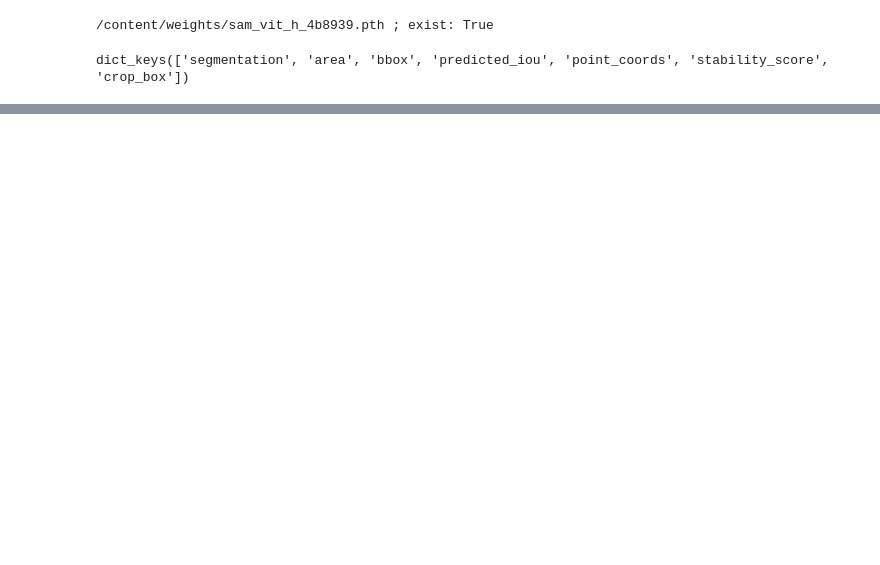
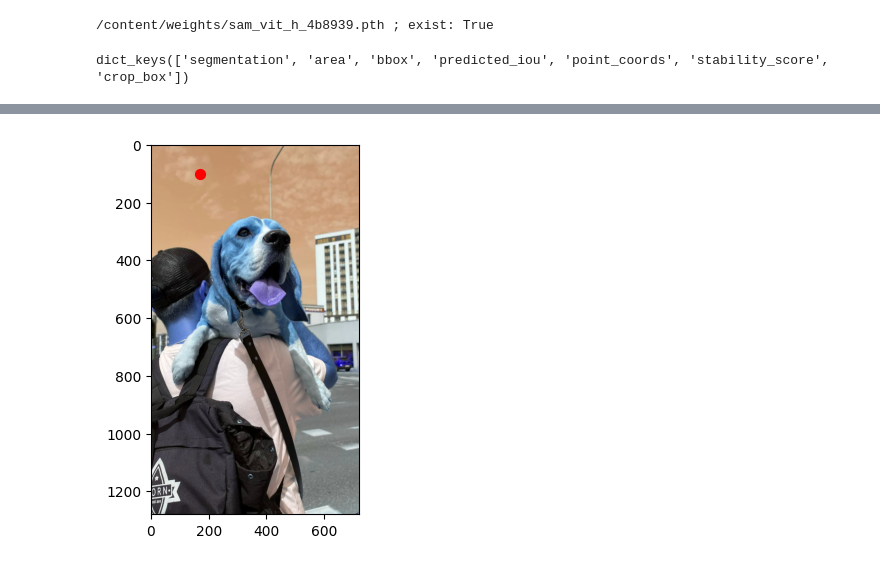
Before and after one commit to vincenzobucciero/mySegmentAnything, a Jupyter notebook: maskGenerator.ipynb, the cells around one changed output, grey strips where cells are left out. Saved outputs shown, nothing was run; the diff lists cells and outputs as text; code cells hidden in the pictures; blank space fills up the shorter version.

```diff
--- a/maskGenerator.ipynb
+++ b/maskGenerator.ipynb
@@ -235,0 +252,15 @@ sv.plot_images_grid(
+# %%
+import matplotlib.pyplot as plt
+
+# Coordinata x del punto
+x = 168.75
+# Coordinata y del punto
+y = 100.0
+
+# Visualizza l'immagine di input
+plt.imshow(image_bgr)
+# Traccia il punto sull'immagine
+plt.scatter(x, y, color='red', s=50)  # Utilizziamo un cerchio rosso di dimensione 50 per evidenziare il punto
+plt.show()
+# %% [output]
+[figure, added]
```
Also changed, not shown: parts of 13 cells of this notebook.
